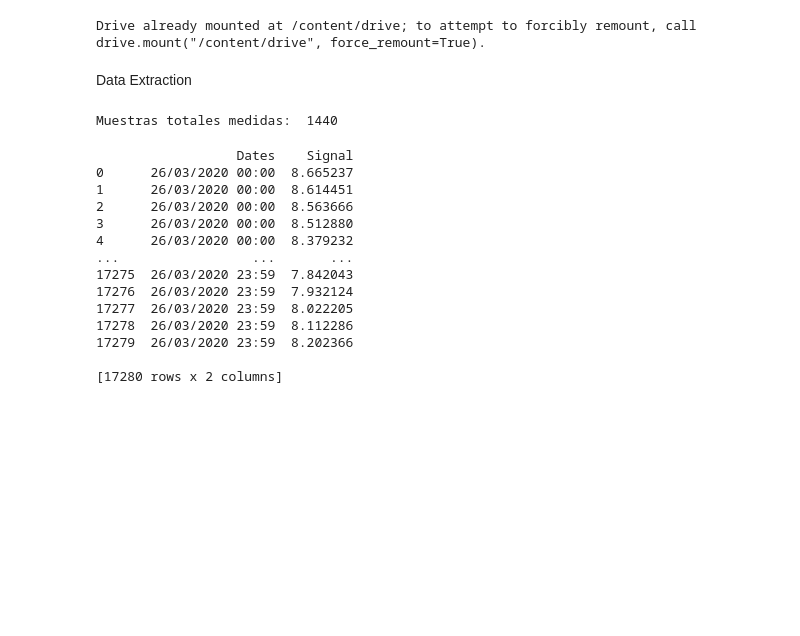
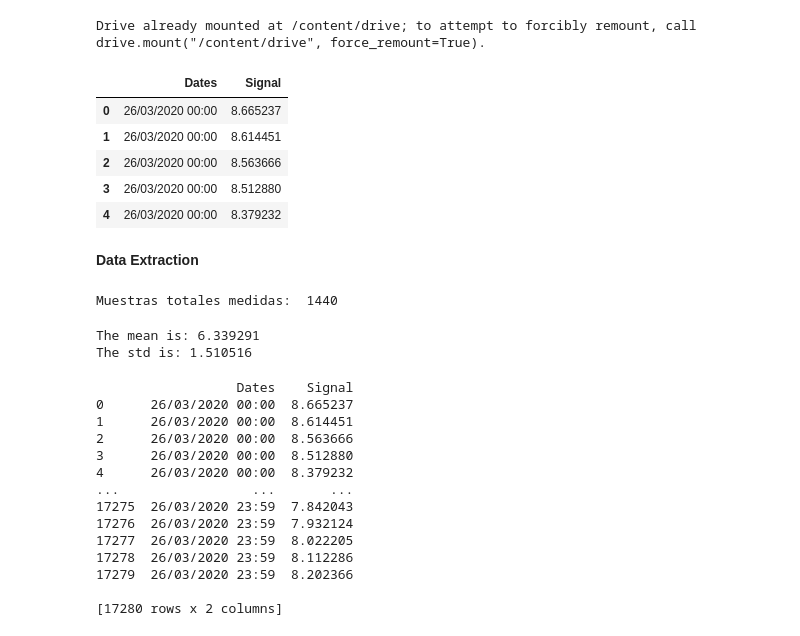
Before and after one commit to sebasmos/SolarFlares-Standford, a Jupyter notebook: SunAnalysis_TensorFlow_pynb.ipynb, the cells around one changed output. Cells and saved outputs as stored; diff of their text form; code cells hidden in the pictures; blank space fills up the shorter version.

```diff
--- a/SunAnalysis_TensorFlow_pynb.ipynb
+++ b/SunAnalysis_TensorFlow_pynb.ipynb
@@ -57,10 +55,17 @@ Drive already mounted at /content/drive; to attempt to forcibly remount, call dr
 # %%
 df = pd.read_csv('drive/My Drive/Colab Notebooks/StandFordMarch.csv',sep=',')
 df_2012 = pd.read_csv('drive/My Drive/Colab Notebooks/StandFord_2012.csv',sep=',')
 df_2020 = pd.read_csv('drive/My Drive/Colab Notebooks/StandFord_2020.csv',sep=',')
-#df.head()
+df.head()
+# %% [output]
+|  | Dates | Signal |
+| 0 | 26/03/2020 00:00 | 8.665237 |
+| 1 | 26/03/2020 00:00 | 8.614451 |
+| 2 | 26/03/2020 00:00 | 8.563666 |
+| 3 | 26/03/2020 00:00 | 8.512880 |
+| 4 | 26/03/2020 00:00 | 8.379232 |
-# %% [markdown]
-Data Extraction
+# %% [markdown]
+**Data Extraction**
 # %%
 #Read signals
 Dates = df[['Dates']].values
@@ -79,6 +84,12 @@ df.describe()
 # Set General features of the signal
 mean = 6.339291
 std = 1.510516
+print("The mean is:", mean)
+
+print("The std is:", std)
+# %% [output]
+The mean is: 6.339291
+The std is: 1.510516
 # %%
 # Save data through dataframe
 Dataset = pd.DataFrame(df,columns=['Dates','Signal'])
```
Also changed, not shown: parts of 7 cells of this notebook.
